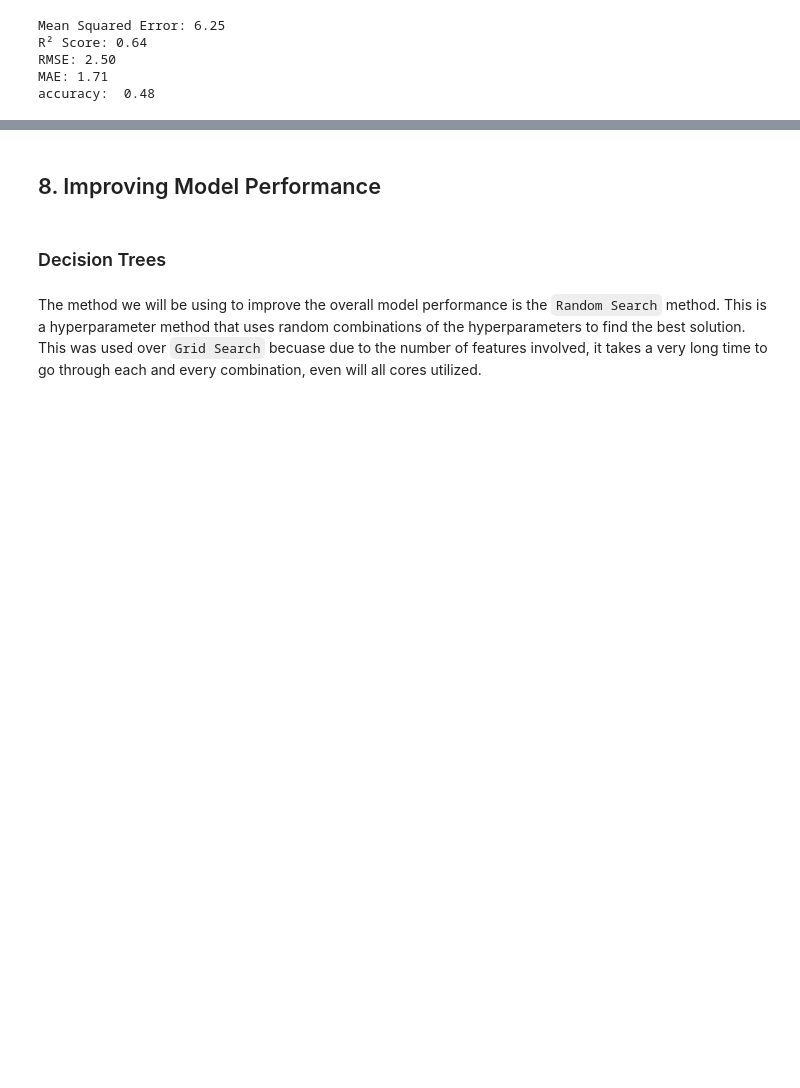
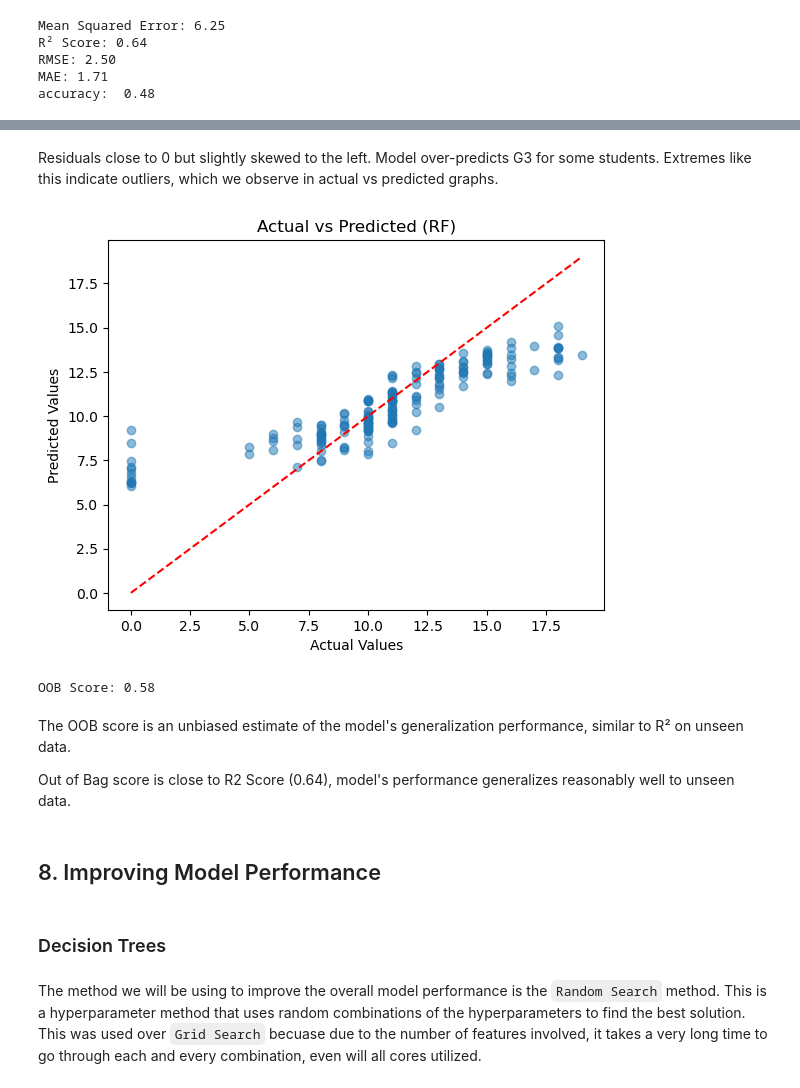
Before and after one commit to MiguelCarloKua/STINTSY_AlcoholConsumption, a Jupyter notebook: STINTSY_StudentAlcohol.ipynb, the cells around one changed output, grey strips where cells are left out. Saved outputs shown, nothing was run; the diff lists cells and outputs as text; code cells hidden in the pictures; blank space fills up the shorter version.

```diff
--- a/STINTSY_StudentAlcohol.ipynb
+++ b/STINTSY_StudentAlcohol.ipynb
@@ -863,3 +862,23 @@ accuracy:  0.48
+# %% [markdown]
+Residuals close to 0 but slightly skewed to the left. Model over-predicts G3 for some students. Extremes like this indicate outliers, which we observe in actual vs predicted graphs.
+# %%
+plt.scatter(y_test_rf, y_pred_rf, alpha=0.5)
+plt.plot([y_test_rf.min(), y_test_rf.max()], [y_test_rf.min(), y_test_rf.max()], 'r--')
+plt.xlabel("Actual Values")
+plt.ylabel("Predicted Values")
+plt.title("Actual vs Predicted (RF)")
+plt.show()
+# %% [output]
+[figure, added]
+# %%
+oob_score = rf_model.oob_score_
+print(f"OOB Score: {oob_score:.2f}")
+# %% [output]
+OOB Score: 0.58
+# %% [markdown]
+The OOB score is an unbiased estimate of the model's generalization performance, similar to R² on unseen data.
+
+Out of Bag score is close to R2 Score (0.64), model's performance generalizes reasonably well to unseen data.
 # %% [markdown]
 ## 8. Improving Model Performance
 # %% [markdown]
```
Also changed, not shown: parts of 21 cells of this notebook.
